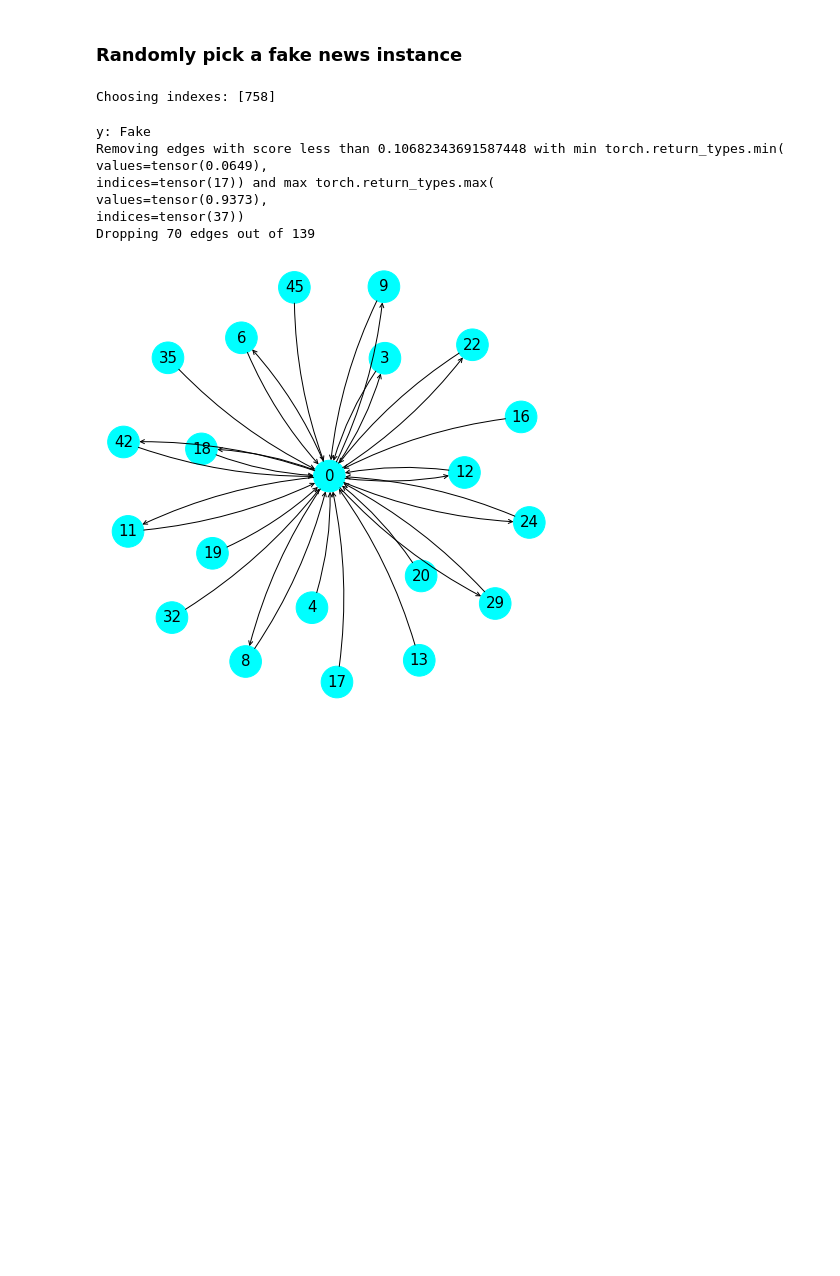
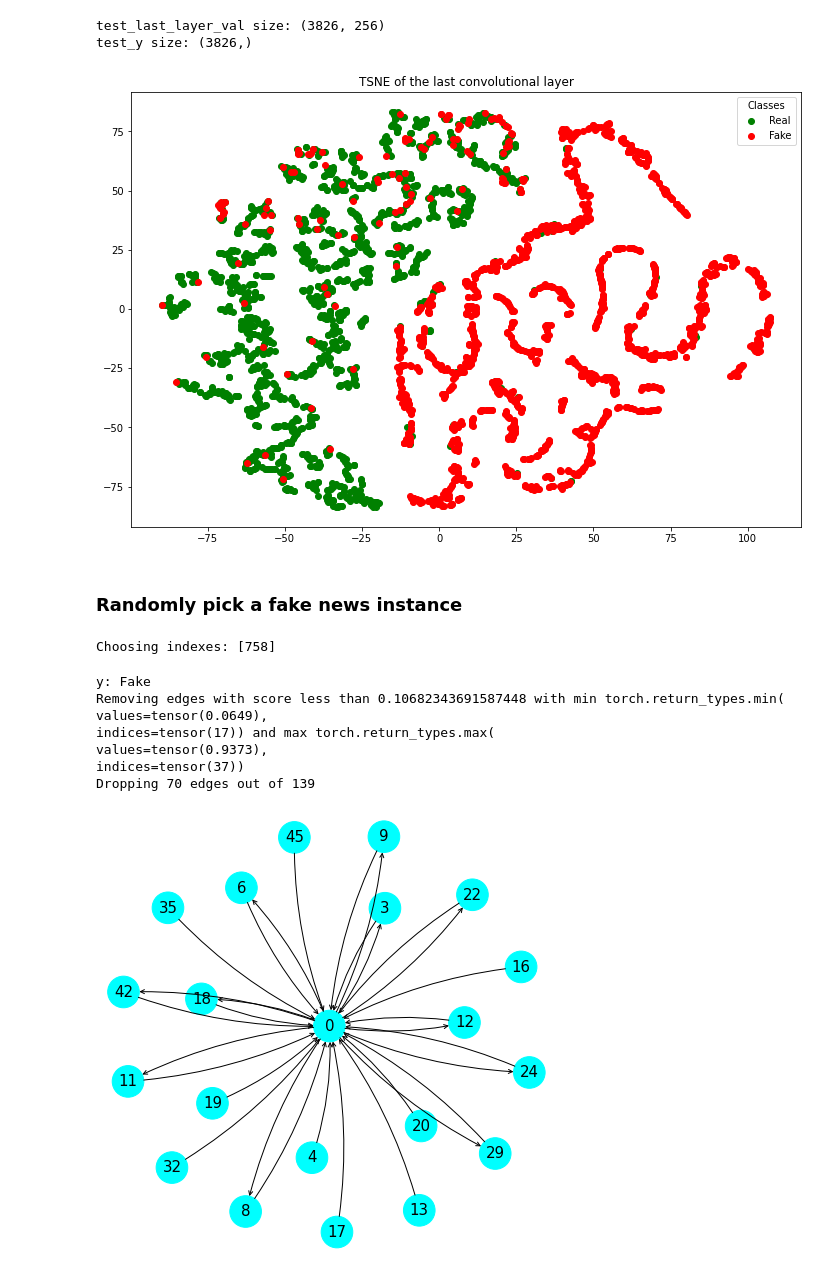
Before and after one commit to sersery35/Explainability_of_FND_Models, a Jupyter notebook: GNNFakeNews/notebooks/UPFD_GCNFN_GOS_Notebook.ipynb, the cells around one changed output. Cells and saved outputs as stored; diff of their text form; code cells hidden in the pictures; blank space fills up the shorter version.

```diff
--- a/GNNFakeNews/notebooks/UPFD_GCNFN_GOS_Notebook.ipynb
+++ b/GNNFakeNews/notebooks/UPFD_GCNFN_GOS_Notebook.ipynb
@@ -33,3 +35,9 @@ model.m_visualize_tsne_of_last_layer_before_classification()
+# %%
+model.m_visualize_tsne_of_last_conv_layer(split='test')
+# %% [output]
+test_last_layer_val size: (3826, 256)
+test_y size: (3826,)
+[figure, added]
 # %% [markdown]
 ### Randomly pick a fake news instance
 # %%
```
Also changed, not shown: parts of 3 cells of this notebook, 10 other files.
